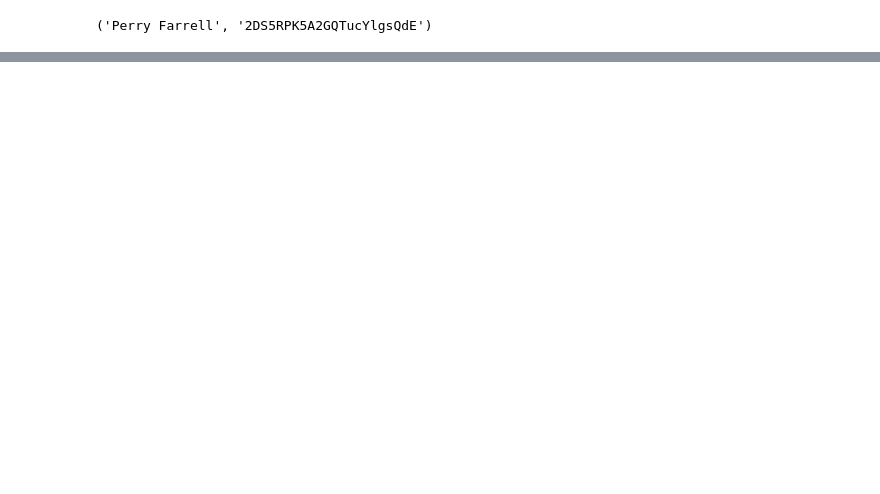
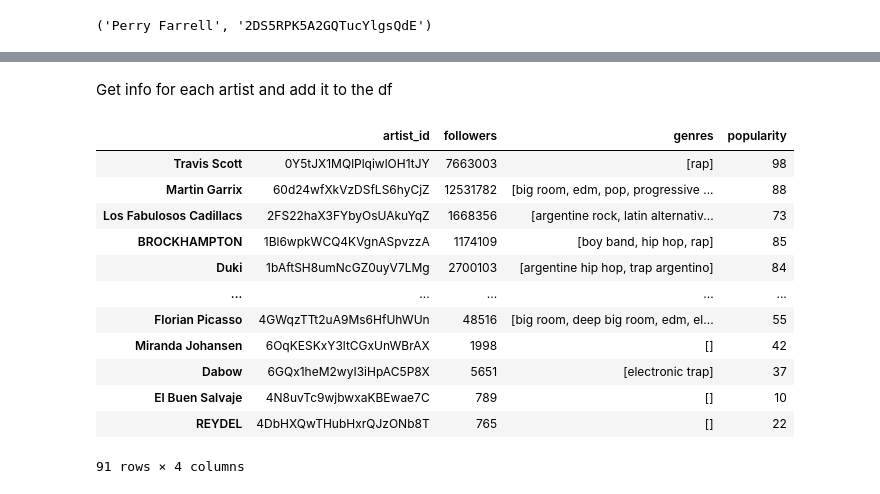
Before and after one commit to martinsoko/recopalooza, a Jupyter notebook: Spotify.ipynb, the cells around one changed output, grey strips where cells are left out. Saved outputs shown, nothing was run; the diff lists cells and outputs as text; code cells hidden in the pictures; blank space fills up the shorter version.

```diff
--- a/Spotify.ipynb
+++ b/Spotify.ipynb
@@ -5,6 +5,10 @@ import pandas as pd
 # %%
 import base64
 def get_token(client_id, client_secret):
+    '''
+    Function that receives client_id and client_secret from the Spotify app
+    and returns a valid token for using with the API.
+    '''
     encoded = base64.b64encode(bytes(client_id+':'+client_secret, 'utf-8'))
     params = {'grant_type':'client_credentials'}
     header={'Authorization': 'Basic ' + str(encoded, 'utf-8')}
@@ -12,10 +16,14 @@ def get_token(client_id, client_secret):
     if r.status_code != 200:
         print('Error en la request.', r.json())
         return None
-    print('Token válido por {} segundos.'.format(r.json()['expires_in']))
+    print('Token valid for {} seconds.'.format(r.json()['expires_in']))
     return r.json()['access_token']
 
 def search_artist_id(string, token):
+    '''
+    Receives a search string and a valid token and returns the most popular artist matching that string,
+    including artist ID. If the search has 0 results, the return value is (string, None)
+    '''
     ep_busqueda = 'https://api.spotify.com/v1/search'
     header = {'Authorization': f'Bearer {token}'}
     search_params = {'q': string, 'type': 'artist'}#, 'market': 'AR'}
@@ -34,20 +42,33 @@ def search_artist_id(string, token):
 
 
 def get_artist_info(artist_id, token):
+    '''
+    Receives artist_id and a valid token and returns amount of followers, genres and popularity of the artist
+    '''
     header = {'Authorization': f'Bearer {token}'}
     r = requests.get(f'https://api.spotify.com/v1/artists/{artist_id}', headers=header)
     if r.status_code == 200:
-        return r.json()
+        return {'followers': r.json()['followers']['total'],
+                'genres': r.json()['genres'],
+                'popularity': r.json()['popularity']}
     else:
         print("Error during the request")
         print(r.status_code)
         print(r.text)
 
 def get_related_artists(artist_id, token):
+    '''
+    Receives artist_id and a valid token and returns a list of related artists and a list of related genres,
+    with possible repeated values.
+    '''
     header = {'Authorization': f'Bearer {token}'}
     r = requests.get(f'https://api.spotify.com/v1/artists/{artist_id}/related-artists', headers=header)
     if r.status_code == 200:
-        return [(artist['name'], artist['genres'], artist['id']) for artist in r.json()['artists']]
+        genres = []
+        for genre_list in [artist['genres'] for artist in r.json()['artists']]:
+            genres = genres+ genre_list
+        return {'related_artists': [artist['name'] for artist in r.json()['artists']],
+                'related_genres':genres}
     else:
         print("Error during the request")
         print(r.status_code)
@@ -149,0 +147,3 @@ get_related_artists(artists_ids[lineup_day_2[5]], token)
+# %%
+df_artists = pd.DataFrame.from_dict(artists_ids, orient='index', columns=['artist_id'])
+df_artists
@@ -149,0 +164,19 @@ get_related_artists(artists_ids[lineup_day_2[5]], token)
+# %% [markdown]
+Get info for each artist and add it to the df
+# %%
+df_artists[['followers', 'genres', 'popularity']] = df_artists.apply(lambda x: get_artist_info(x['artist_id'], token=token), axis=1, result_type='expand')
+df_artists
+# %% [output]
+|  | artist_id | followers | genres | popularity |
+| Travis Scott | 0Y5tJX1MQlPlqiwlOH1tJY | 7663003 | [rap] | 98 |
+| Martin Garrix | 60d24wfXkVzDSfLS6hyCjZ | 12531782 | [big room, edm, pop, progressive ... | 88 |
+| Los Fabulosos Cadillacs | 2FS22haX3FYbyOsUAkuYqZ | 1668356 | [argentine rock, latin alternativ... | 73 |
+| BROCKHAMPTON | 1Bl6wpkWCQ4KVgnASpvzzA | 1174109 | [boy band, hip hop, rap] | 85 |
+| Duki | 1bAftSH8umNcGZ0uyV7LMg | 2700103 | [argentine hip hop, trap argentino] | 84 |
+| ... | ... | ... | ... | ... |
+| Florian Picasso | 4GWqzTTt2uA9Ms6HfUhWUn | 48516 | [big room, deep big room, edm, el... | 55 |
+| Miranda Johansen | 6OqKESKxY3ltCGxUnWBrAX | 1998 | [] | 42 |
+| Dabow | 6GQx1heM2wyI3iHpAC5P8X | 5651 | [electronic trap] | 37 |
+| El Buen Salvaje | 4N8uvTc9wjbwxaKBEwae7C | 789 | [] | 10 |
+| REYDEL | 4DbHXQwTHubHxrQJzONb8T | 765 | [] | 22 |
+91 rows × 4 columns
```
Also changed, not shown: parts of 23 cells of this notebook.
